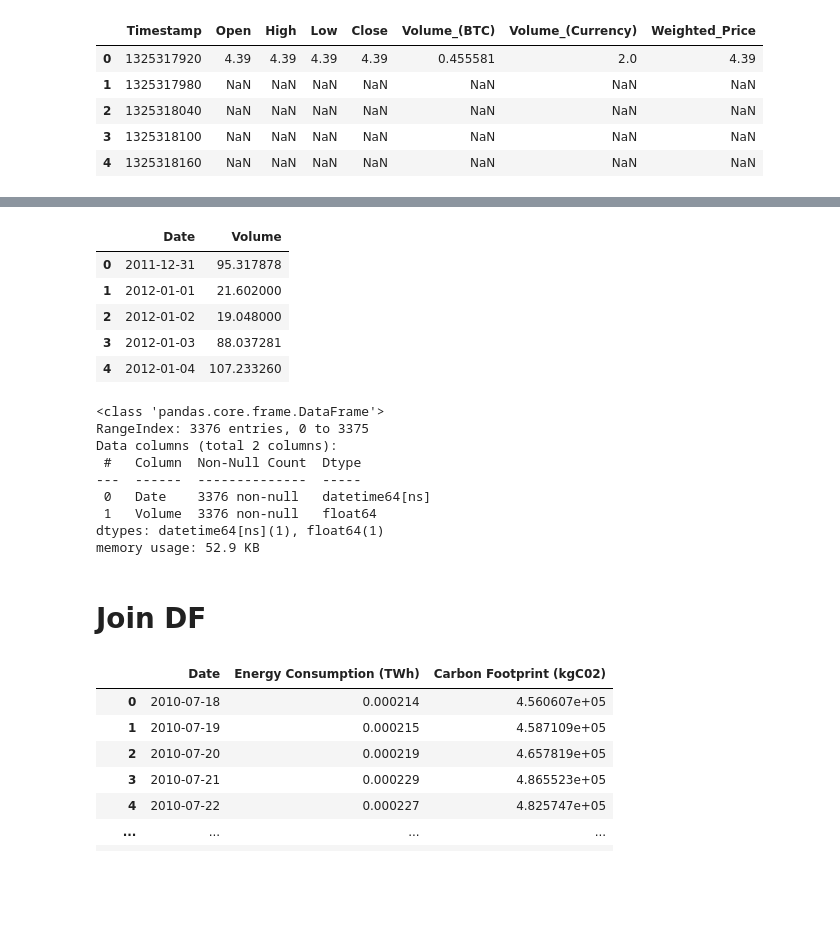
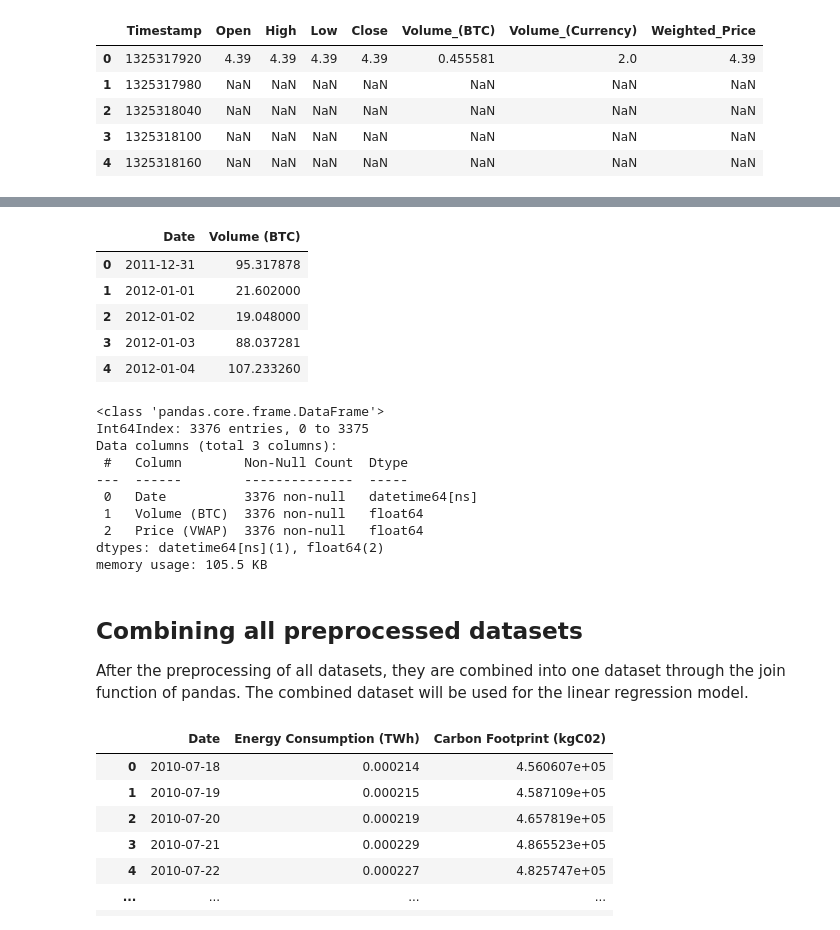
Before and after one commit to nicocoloco/cs132proj, a Jupyter notebook: CS-132-Final-Project.ipynb, the cells around one changed output, grey strips where cells are left out. Cells and saved outputs as stored; diff of their text form; code cells hidden in the pictures; blank space fills up the shorter version.

```diff
--- a/CS-132-Final-Project.ipynb
+++ b/CS-132-Final-Project.ipynb
@@ -228,9 +255,10 @@ df4.drop('High', axis=1, inplace=True)
 df4.drop('Low', axis=1, inplace=True)
 df4.drop('Close', axis=1, inplace=True)
 df4.drop('Volume_(Currency)', axis=1, inplace=True)
-df4.drop('Weighted_Price', axis=1, inplace=True)
 
-df4.rename(columns = {'Volume_(BTC)':'Volume'}, inplace = True) # rename column
+# rename columns
+df4.rename(columns = {'Volume_(BTC)':'Volume (BTC)'}, inplace = True)
+df4.rename(columns = {'Weighted_Price':'Price (VWAP)'}, inplace = True)
 
 # convert unix timestamp to datetime
 df4['Timestamp'] = pd.to_datetime(df4['Timestamp'], unit="s")
@@ -272,28 +312,32 @@ df4.head()
 # %%
 # remove duplicate dates and get the sum of the volume for each day
-df4 = df4.groupby(df4["Date"])["Volume"].sum().reset_index()
-df4.head()
+volume = df4.groupby(df4["Date"])["Volume (BTC)"].sum().reset_index()
+volume.head()
 # %% [output]
-|  | Date | Volume |
+|  | Date | Volume (BTC) |
 | 0 | 2011-12-31 | 95.317878 |
 | 1 | 2012-01-01 | 21.602000 |
 | 2 | 2012-01-02 | 19.048000 |
 | 3 | 2012-01-03 | 88.037281 |
 | 4 | 2012-01-04 | 107.233260 |
 # %%
+# join volume and price by their dates
+df4 = volume.join(price.set_index('Date'), on="Date", sort="True", lsuffix="volume", rsuffix="price")
 df4.info()
 # %% [output]
 <class 'pandas.core.frame.DataFrame'>
-RangeIndex: 3376 entries, 0 to 3375
-Data columns (total 2 columns):
- #   Column  Non-Null Count  Dtype
----  ------  --------------  -----
- 0   Date    3376 non-null   datetime64[ns]
- 1   Volume  3376 non-null   float64
-dtypes: datetime64[ns](1), float64(1)
-memory usage: 52.9 KB
+Int64Index: 3376 entries, 0 to 3375
+Data columns (total 3 columns):
+ #   Column        Non-Null Count  Dtype
+---  ------        --------------  -----
+ 0   Date          3376 non-null   datetime64[ns]
+ 1   Volume (BTC)  3376 non-null   float64
+ 2   Price (VWAP)  3376 non-null   float64
+dtypes: datetime64[ns](1), float64(2)
+memory usage: 105.5 KB
 # %% [markdown]
-# Join DF
+## Combining all preprocessed datasets
+After the preprocessing of all datasets, they are combined into one dataset through the join function of pandas. The combined dataset will be used for the linear regression model.
 # %%
 df12 = df1.join(df2.set_index('Date'), on="Date", sort="True", lsuffix="df1", rsuffix="df2")
 threshhold = len(df12.index)*0.7
```
Also changed, not shown: parts of 23 cells of this notebook.
